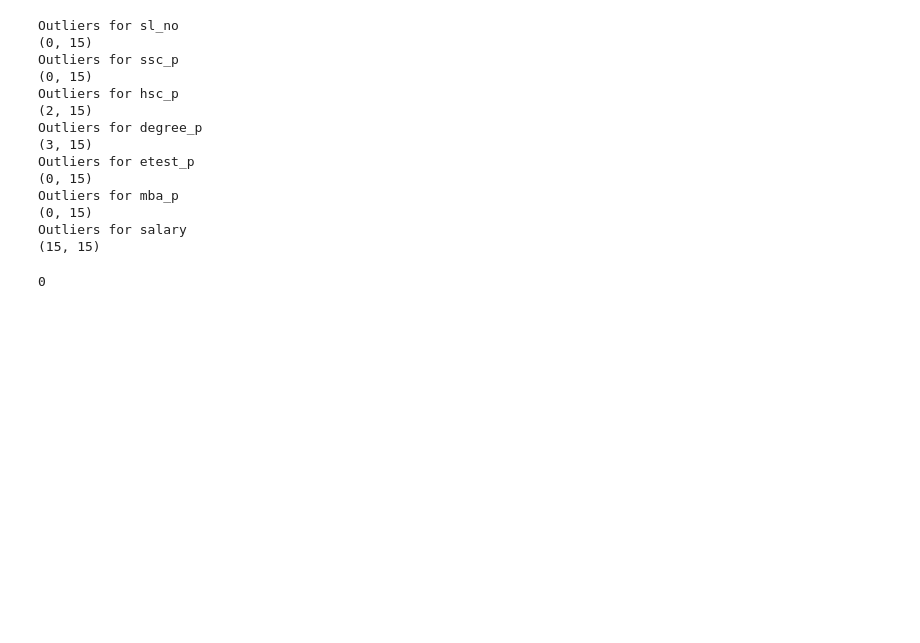
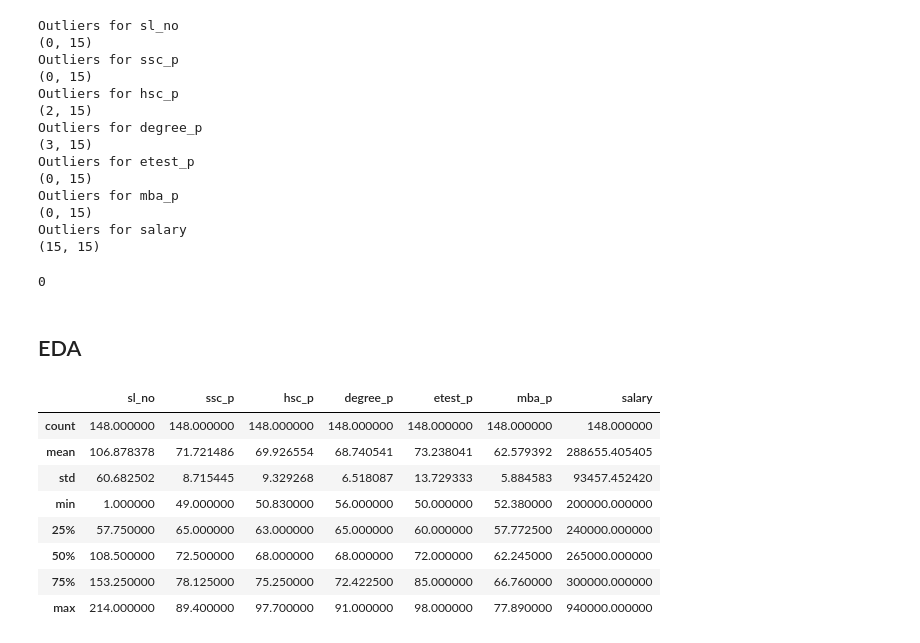
Before and after one commit to mferdinandr/salary-predict, a Jupyter notebook: file.ipynb, the cells around one changed output. Saved outputs shown, nothing was run; the diff lists cells and outputs as text; code cells hidden in the pictures; blank space fills up the shorter version.

```diff
--- a/file.ipynb
+++ b/file.ipynb
@@ -93,3 +95,18 @@ Outliers for salary
 df.duplicated().sum()
 # %% [output]
 0
+# %% [markdown]
+## EDA
+# %%
+# Univariate Analysis
+df.describe()
+# %% [output]
+|  | sl_no | ssc_p | hsc_p | degree_p | etest_p | mba_p | salary |
+| count | 148.000000 | 148.000000 | 148.000000 | 148.000000 | 148.000000 | 148.000000 | 148.000000 |
+| mean | 106.878378 | 71.721486 | 69.926554 | 68.740541 | 73.238041 | 62.579392 | 288655.405405 |
+| std | 60.682502 | 8.715445 | 9.329268 | 6.518087 | 13.729333 | 5.884583 | 93457.452420 |
+| min | 1.000000 | 49.000000 | 50.830000 | 56.000000 | 50.000000 | 52.380000 | 200000.000000 |
+| 25% | 57.750000 | 65.000000 | 63.000000 | 65.000000 | 60.000000 | 57.772500 | 240000.000000 |
+| 50% | 108.500000 | 72.500000 | 68.000000 | 68.000000 | 72.000000 | 62.245000 | 265000.000000 |
+| 75% | 153.250000 | 78.125000 | 75.250000 | 72.422500 | 85.000000 | 66.760000 | 300000.000000 |
+| max | 214.000000 | 89.400000 | 97.700000 | 91.000000 | 98.000000 | 77.890000 | 940000.000000 |
```
Also changed, not shown: parts of 4 cells of this notebook.
